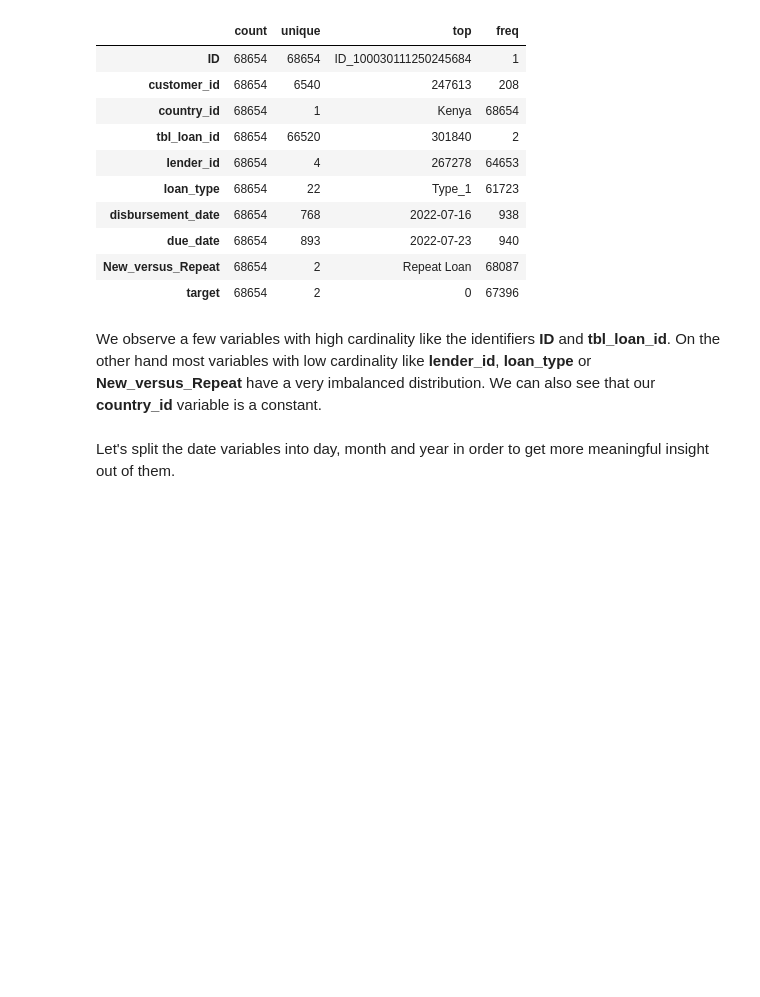
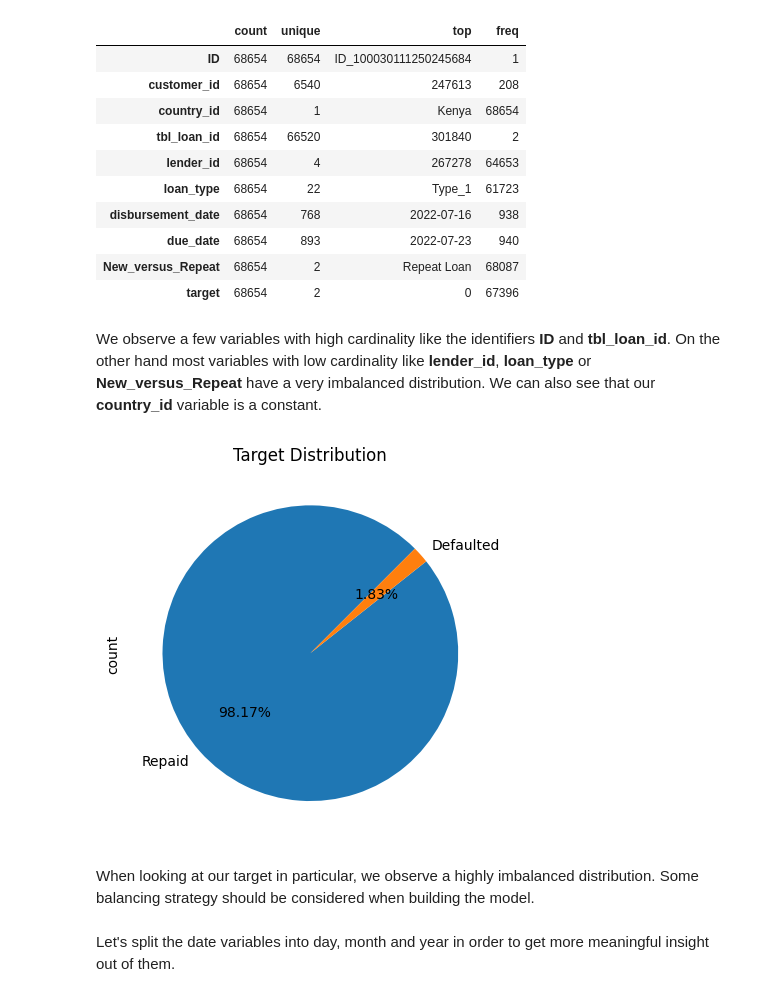
Before and after one commit to Toavina00/Zindi-credit-scoring, a Jupyter notebook: credit-scoring-EDA.ipynb, the cells around one changed output. Saved outputs shown, nothing was run; the diff lists cells and outputs as text; code cells hidden in the pictures; blank space fills up the shorter version.

```diff
--- a/credit-scoring-EDA.ipynb
+++ b/credit-scoring-EDA.ipynb
@@ -123,6 +123,17 @@ train.select_dtypes(include=['object', 'int64']).drop(columns=["duration"]).asty
 | target | 68654 | 2 | 0 | 67396 |
 # %% [markdown]
 We observe a few variables with high cardinality like the identifiers **ID** and **tbl_loan_id**. On the other hand most variables with low cardinality like **lender_id**, **loan_type** or **New_versus_Repeat** have a very imbalanced distribution. We can also see that our **country_id** variable is a constant.
+# %%
+train.target.value_counts().rename({1: "Defaulted", 0:"Repaid"}).plot.pie(
+    autopct="%.2f%%",
+    startangle=45.0,
+)
+plt.title("Target Distribution")
+plt.show()
+# %% [output]
+[figure, added]
+# %% [markdown]
+When looking at our target in particular, we observe a highly imbalanced distribution. Some balancing strategy should be considered when building the model.
 # %% [markdown]
 Let's split the date variables into day, month and year in order to get more meaningful insight out of them.
 # %%
```
Also changed, not shown: parts of 1 cell of this notebook.
